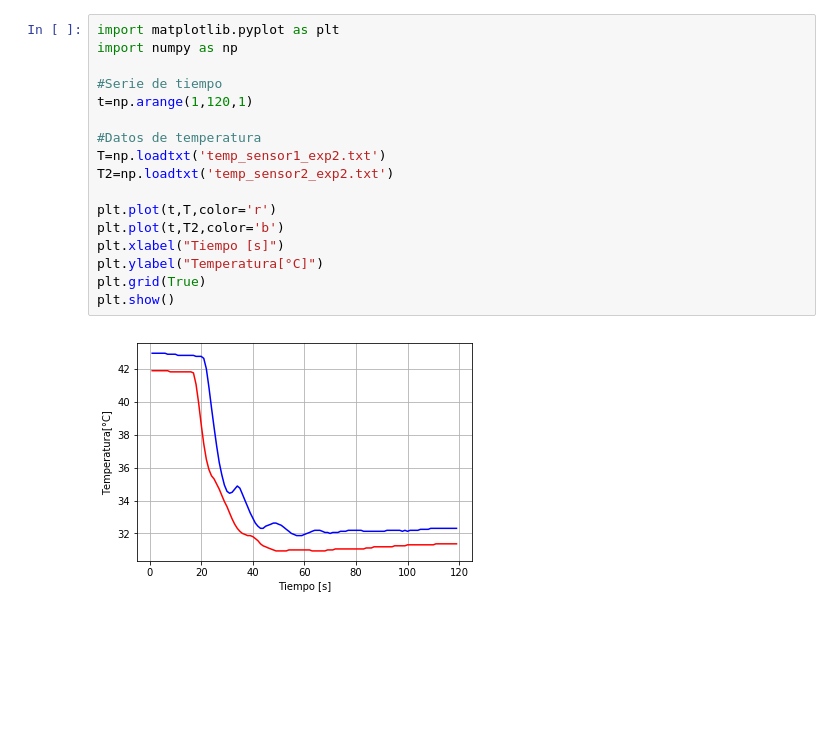
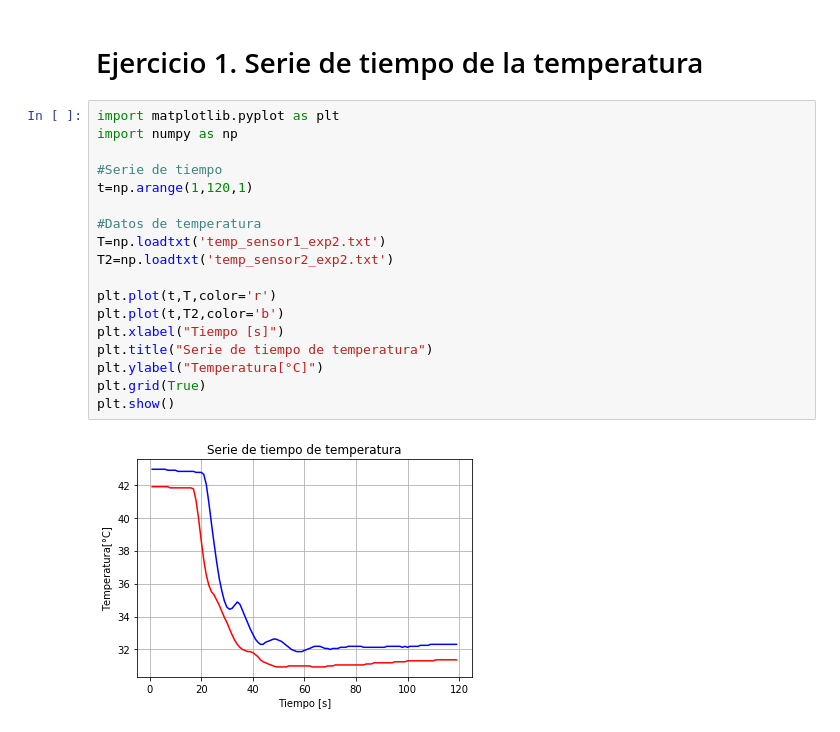
Before and after one commit to joshuatzin/CodeCT, a Jupyter notebook: Corrientes+de+Gravedad.ipynb, the cells around one changed output. Drawn from its saved outputs; the diff is of its cells as text; blank space fills up the shorter version.

```diff
--- a/Corrientes+de+Gravedad.ipynb
+++ b/Corrientes+de+Gravedad.ipynb
@@ -1,19 +1,22 @@
+# %% [markdown]
+# Ejercicio 1. Serie de tiempo de la temperatura
 # %%
 import matplotlib.pyplot as plt
 import numpy as np
 
 #Serie de tiempo
 t=np.arange(1,120,1)
 
 #Datos de temperatura
 T=np.loadtxt('temp_sensor1_exp2.txt')
 T2=np.loadtxt('temp_sensor2_exp2.txt')
 
 plt.plot(t,T,color='r')
 plt.plot(t,T2,color='b')
 plt.xlabel("Tiempo [s]")
+plt.title("Serie de tiempo de temperatura")
 plt.ylabel("Temperatura[°C]")
 plt.grid(True)
 plt.show()
 # %% [output]
-[figure, old version]
+[figure, new version]
```
Also changed, not shown: parts of 5 cells of this notebook.
